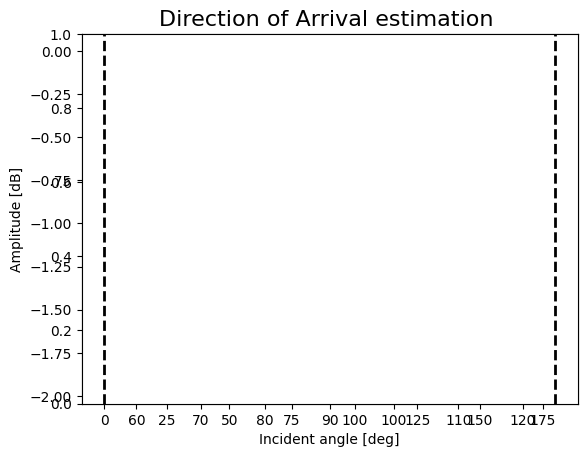
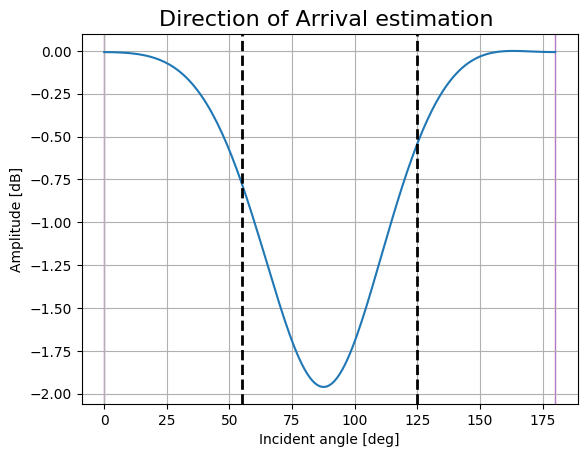
The change to this notebook cell's code, shown as a diff; its figure went from the first image to the second:
--- before
+++ after
@@ -29,9 +29,9 @@
 Capon = DOA_Capon(R, ula_scanning_vectors)
 
-DOA_plot(Bartlett, incident_angles, log_scale_min = -50)
+axes = DOA_plot(Bartlett, incident_angles, log_scale_min = -50)
 
 # DOA_plot(Capon, incident_angles, log_scale_min = -50)
 # Mark nominal incident angles
-axes = plt.axes()
 axes.axvline(linestyle = '--',linewidth = 2,color = 'black',x = theta1)
 axes.axvline(linestyle = '--',linewidth = 2,color = 'black',x = theta2)
+axes.plot()

Commit: incremental verification of the .ipynb